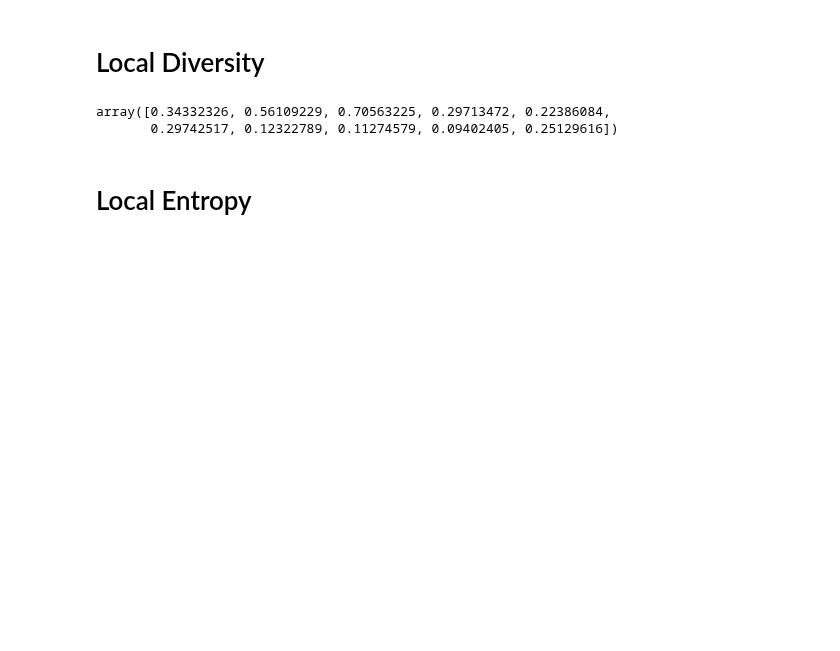
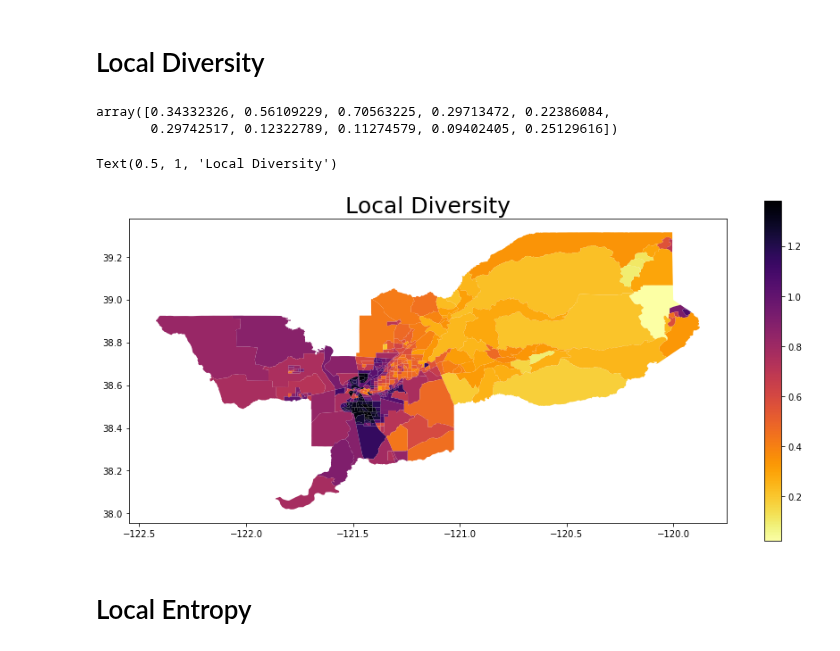
Before and after one commit to pysal/segregation, a Jupyter notebook: notebooks/local_measures_example.ipynb, the cells around one changed output. Drawn from its saved outputs; the diff is of its cells as text; code cells hidden in the pictures; blank space fills up the shorter version.

Commit message:
add interesting maps in the local measures notebook

```diff
--- a/notebooks/local_measures_example.ipynb
+++ b/notebooks/local_measures_example.ipynb
@@ -100,6 +142,14 @@ index.statistics[0:10] # Values of first 10 units
 # %% [output]
 array([0.34332326, 0.56109229, 0.70563225, 0.29713472, 0.22386084,
        0.29742517, 0.12322789, 0.11274579, 0.09402405, 0.25129616])
+# %%
+input_df['Local_Diversity'] = index.statistics
+input_df.head()
+ax = input_df.plot(column = 'Local_Diversity', cmap = 'inferno_r', legend = True, figsize = (15,7))
+ax.set_title("Local Diversity", fontsize = 25)
+# %% [output]
+Text(0.5, 1, 'Local Diversity')
+[figure, added]
 # %% [markdown]
 # Local Entropy
 # %%
```
Also changed, not shown: parts of 7 cells of this notebook.
